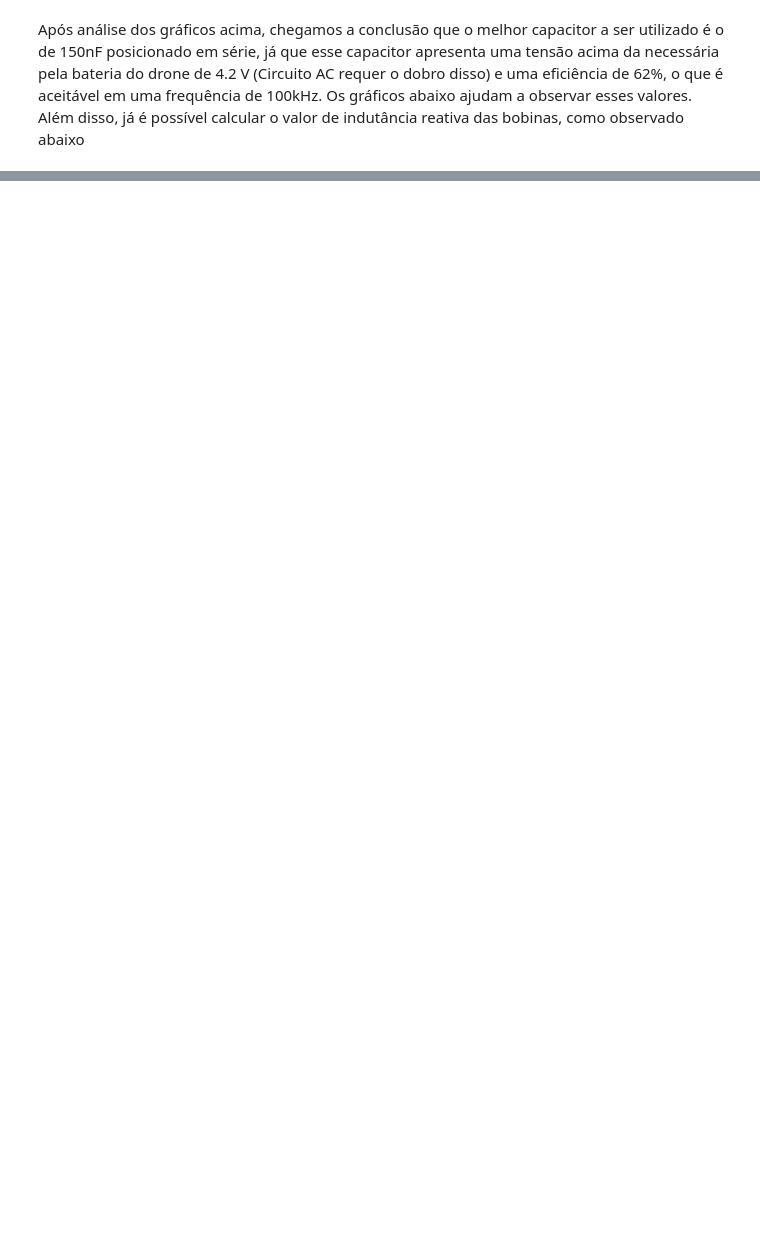
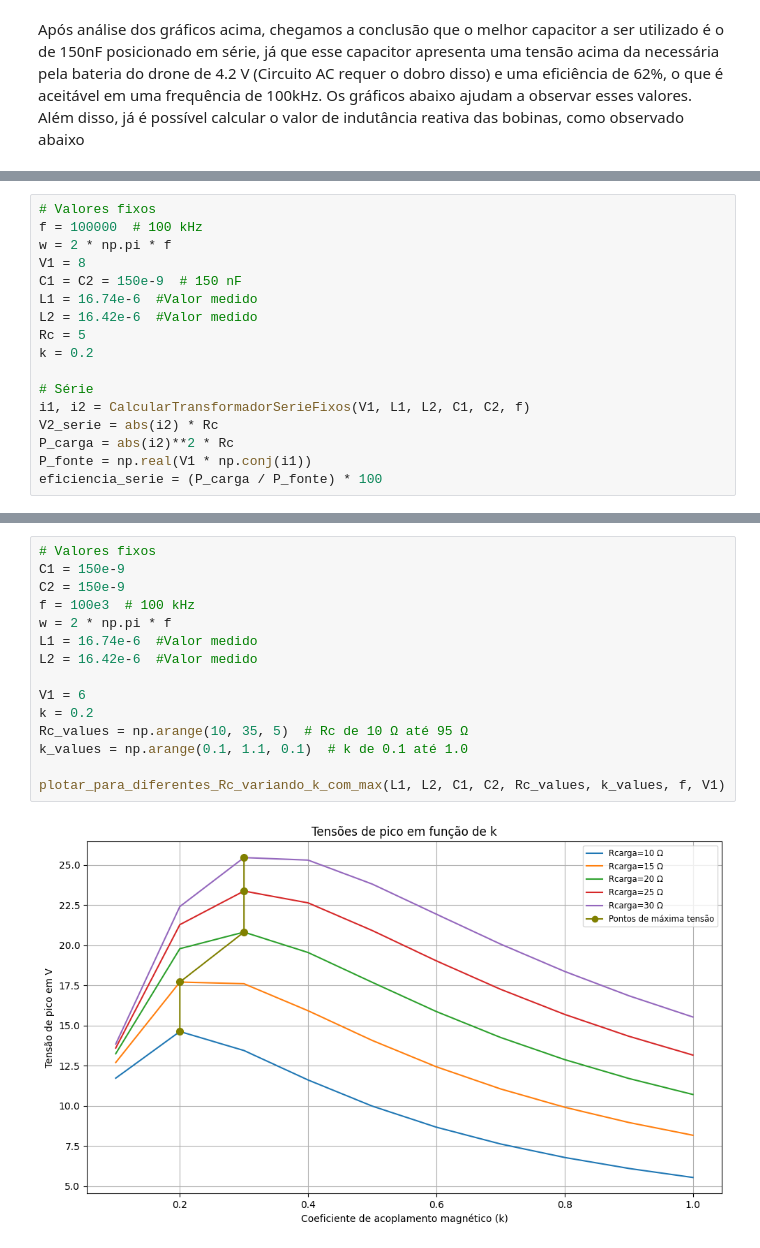
Before and after one commit to Edu0liveira2/Projeto_Eletromag, a Jupyter notebook: Projeto.ipynb, the cells around one changed output, grey strips where cells are left out. Saved outputs shown, nothing was run; the diff lists cells and outputs as text; blank space fills up the shorter version.

```diff
--- a/Projeto.ipynb
+++ b/Projeto.ipynb
@@ -349,0 +379,17 @@ L1:1.6886863940389634e-05
+# %%
+# Valores fixos
+f = 100000  # 100 kHz
+w = 2 * np.pi * f
+V1 = 8
+C1 = C2 = 150e-9  # 150 nF
+L1 = 16.74e-6  #Valor medido
+L2 = 16.42e-6  #Valor medido
+Rc = 5
+k = 0.2
+
+# Série
+i1, i2 = CalcularTransformadorSerieFixos(V1, L1, L2, C1, C2, f)
+V2_serie = abs(i2) * Rc
+P_carga = abs(i2)**2 * Rc
+P_fonte = np.real(V1 * np.conj(i1))
+eficiencia_serie = (P_carga / P_fonte) * 100
@@ -349,0 +454,17 @@ L1:1.6886863940389634e-05
+# %%
+# Valores fixos
+C1 = 150e-9
+C2 = 150e-9
+f = 100e3  # 100 kHz
+w = 2 * np.pi * f
+L1 = 16.74e-6  #Valor medido
+L2 = 16.42e-6  #Valor medido
+
+V1 = 6
+k = 0.2
+Rc_values = np.arange(10, 35, 5)  # Rc de 10 Ω até 95 Ω
+k_values = np.arange(0.1, 1.1, 0.1)  # k de 0.1 até 1.0
+
+plotar_para_diferentes_Rc_variando_k_com_max(L1, L2, C1, C2, Rc_values, k_values, f, V1)
+# %% [output]
+[figure, added]
```
Also changed, not shown: parts of 7 cells of this notebook, 1 other file.
